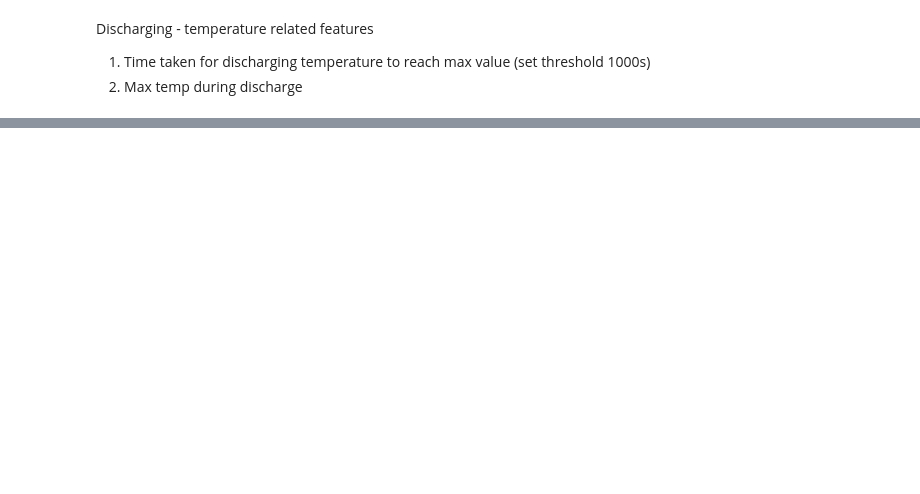
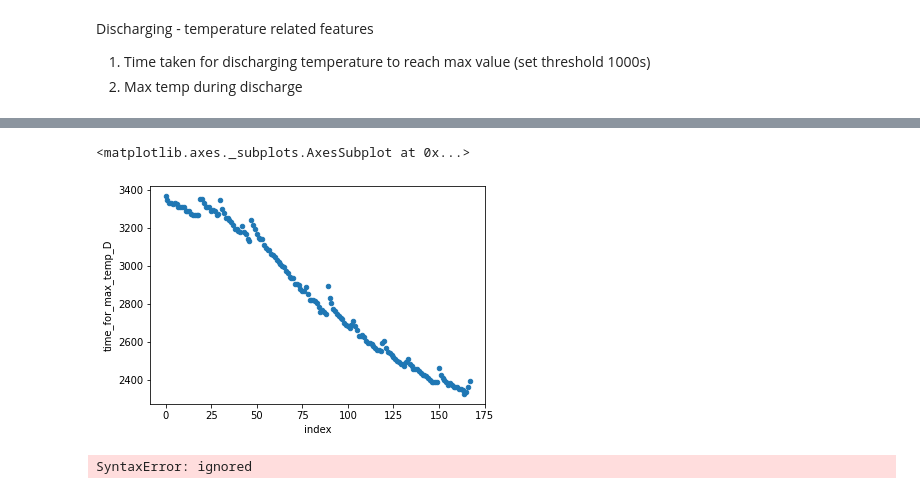
Before and after one commit to natskiu/Nasa-Battery, a Jupyter notebook: Data_Visualisation.ipynb, the cells around one changed output, grey strips where cells are left out. Saved outputs shown, nothing was run; the diff lists cells and outputs as text; code cells hidden in the pictures; blank space fills up the shorter version.

```diff
--- a/Data_Visualisation.ipynb
+++ b/Data_Visualisation.ipynb
@@ -249,0 +310,9 @@ def extract_feature_5(dataset=new_cycles, indices=discharge_indices, N=20): #slo
+# %%
+df.reset_index().plot(kind= 'scatter', x = 'index', y = 'time_for_max_temp_D')
+# %% [output]
+<matplotlib.axes._subplots.AxesSubplot at 0x...>
+[figure, added]
+# %%
+conda install scikit-learn
+# %% [output]
+SyntaxError: ignored
```
Also changed, not shown: parts of 22 cells of this notebook.
